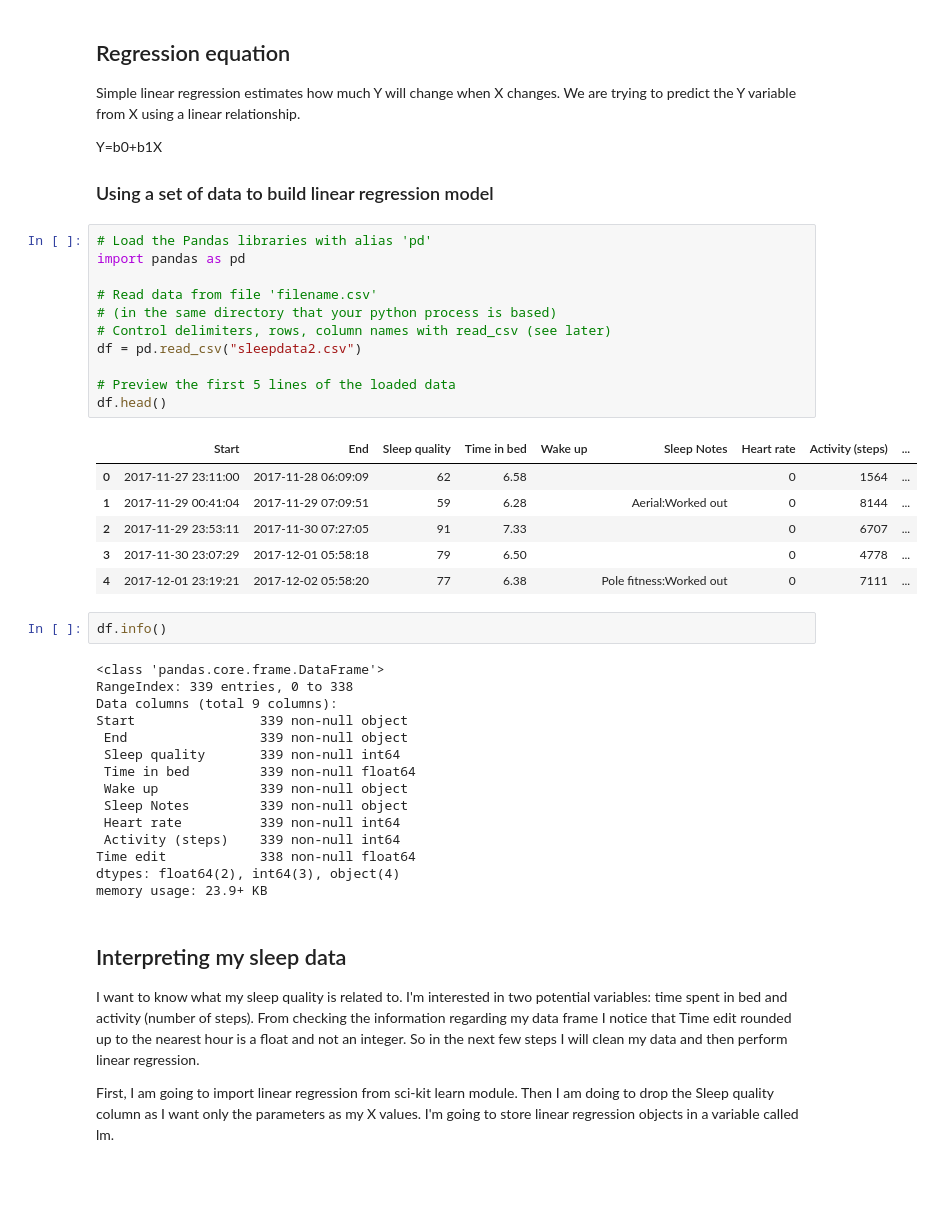
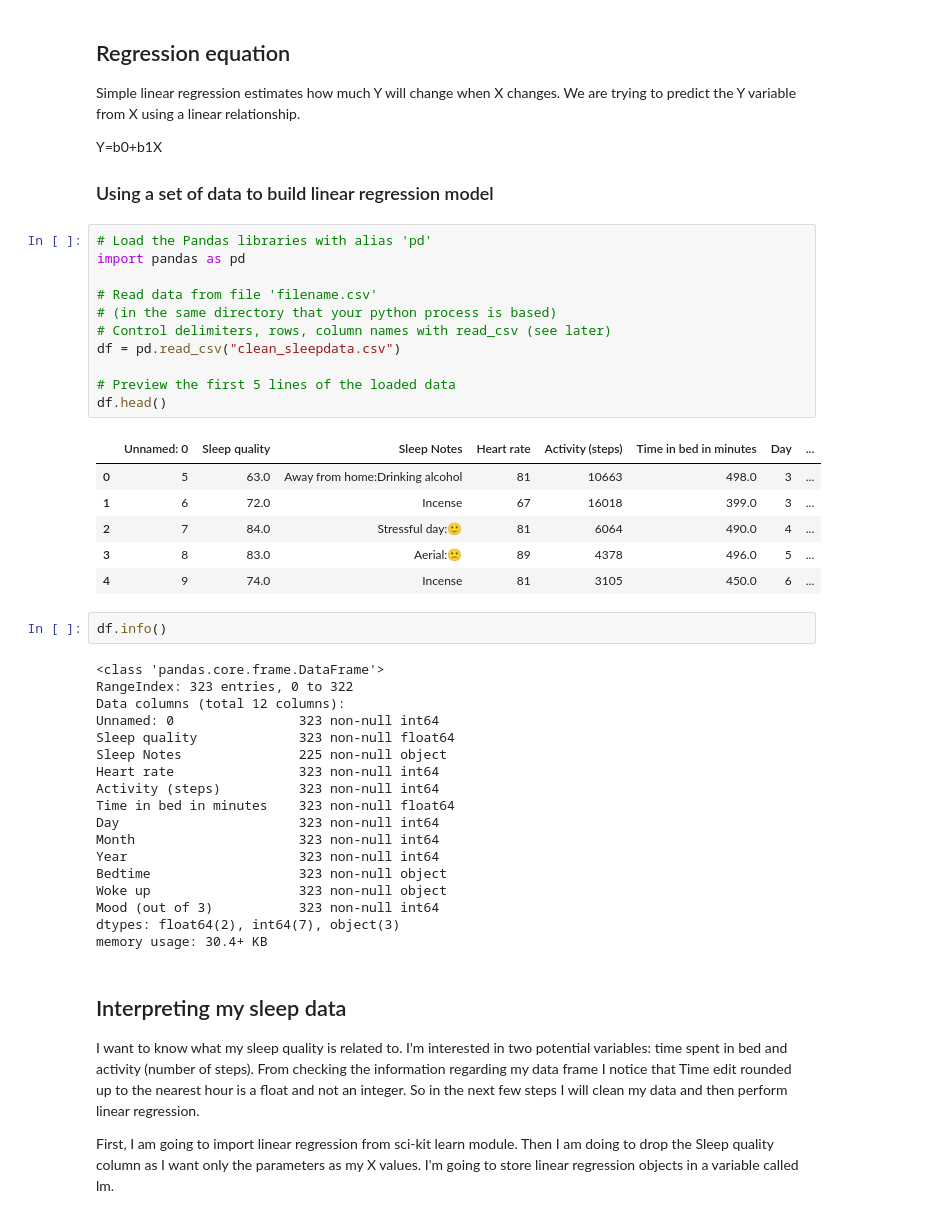
Before and after one commit to JenniferOwen/Practice_sleep_data, a Jupyter notebook: Simple Linear Regression.ipynb, the cells around one changed output. Drawn from its saved outputs; the diff is of its cells as text; blank space fills up the shorter version.

```diff
--- a/Simple Linear Regression.ipynb
+++ b/Simple Linear Regression.ipynb
@@ -15,38 +15,41 @@ Y=b0+b1X
 # %%
 # Load the Pandas libraries with alias 'pd'
 import pandas as pd
 
 # Read data from file 'filename.csv'
 # (in the same directory that your python process is based)
 # Control delimiters, rows, column names with read_csv (see later)
-df = pd.read_csv("sleepdata2.csv")
+df = pd.read_csv("clean_sleepdata.csv")
 
 # Preview the first 5 lines of the loaded data
 df.head()
 # %% [output]
-|  | Start | End | Sleep quality | Time in bed | Wake up | Sleep Notes | Heart rate | Activity (steps) | ... |
-| 0 | 2017-11-27 23:11:00 | 2017-11-28 06:09:09 | 62 | 6.58 |  |  | 0 | 1564 | ... |
-| 1 | 2017-11-29 00:41:04 | 2017-11-29 07:09:51 | 59 | 6.28 |  | Aerial:Worked out | 0 | 8144 | ... |
-| 2 | 2017-11-29 23:53:11 | 2017-11-30 07:27:05 | 91 | 7.33 |  |  | 0 | 6707 | ... |
-| 3 | 2017-11-30 23:07:29 | 2017-12-01 05:58:18 | 79 | 6.50 |  |  | 0 | 4778 | ... |
-| 4 | 2017-12-01 23:19:21 | 2017-12-02 05:58:20 | 77 | 6.38 |  | Pole fitness:Worked out | 0 | 7111 | ... |
+|  | Unnamed: 0 | Sleep quality | Sleep Notes | Heart rate | Activity (steps) | Time in bed in minutes | Day | ... |
+| 0 | 5 | 63.0 | Away from home:Drinking alcohol | 81 | 10663 | 498.0 | 3 | ... |
+| 1 | 6 | 72.0 | Incense | 67 | 16018 | 399.0 | 3 | ... |
+| 2 | 7 | 84.0 | Stressful day:🙂 | 81 | 6064 | 490.0 | 4 | ... |
+| 3 | 8 | 83.0 | Aerial:🙁 | 89 | 4378 | 496.0 | 5 | ... |
+| 4 | 9 | 74.0 | Incense | 81 | 3105 | 450.0 | 6 | ... |
 # %%
 df.info()
 # %% [output]
 <class 'pandas.core.frame.DataFrame'>
-RangeIndex: 339 entries, 0 to 338
-Data columns (total 9 columns):
-Start                339 non-null object
- End                 339 non-null object
- Sleep quality       339 non-null int64
- Time in bed         339 non-null float64
- Wake up             339 non-null object
- Sleep Notes         339 non-null object
- Heart rate          339 non-null int64
- Activity (steps)    339 non-null int64
-Time edit            338 non-null float64
-dtypes: float64(2), int64(3), object(4)
-memory usage: 23.9+ KB
+RangeIndex: 323 entries, 0 to 322
+Data columns (total 12 columns):
+Unnamed: 0                323 non-null int64
+Sleep quality             323 non-null float64
+Sleep Notes               225 non-null object
+Heart rate                323 non-null int64
+Activity (steps)          323 non-null int64
+Time in bed in minutes    323 non-null float64
+Day                       323 non-null int64
+Month                     323 non-null int64
+Year                      323 non-null int64
+Bedtime                   323 non-null object
+Woke up                   323 non-null object
+Mood (out of 3)           323 non-null int64
+dtypes: float64(2), int64(7), object(3)
+memory usage: 30.4+ KB
 # %% [markdown]
 ## Interpreting my sleep data
 
```
Also changed, not shown: parts of 6 cells of this notebook, 6 other files.
